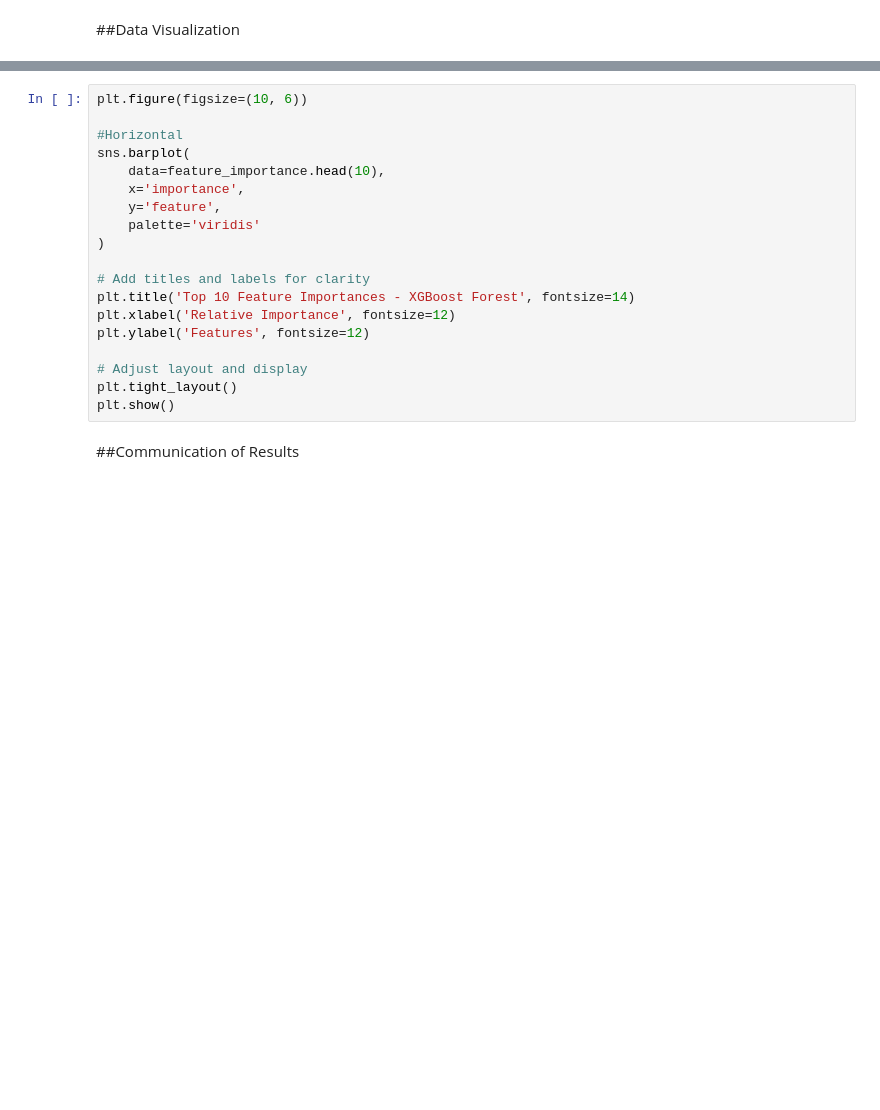
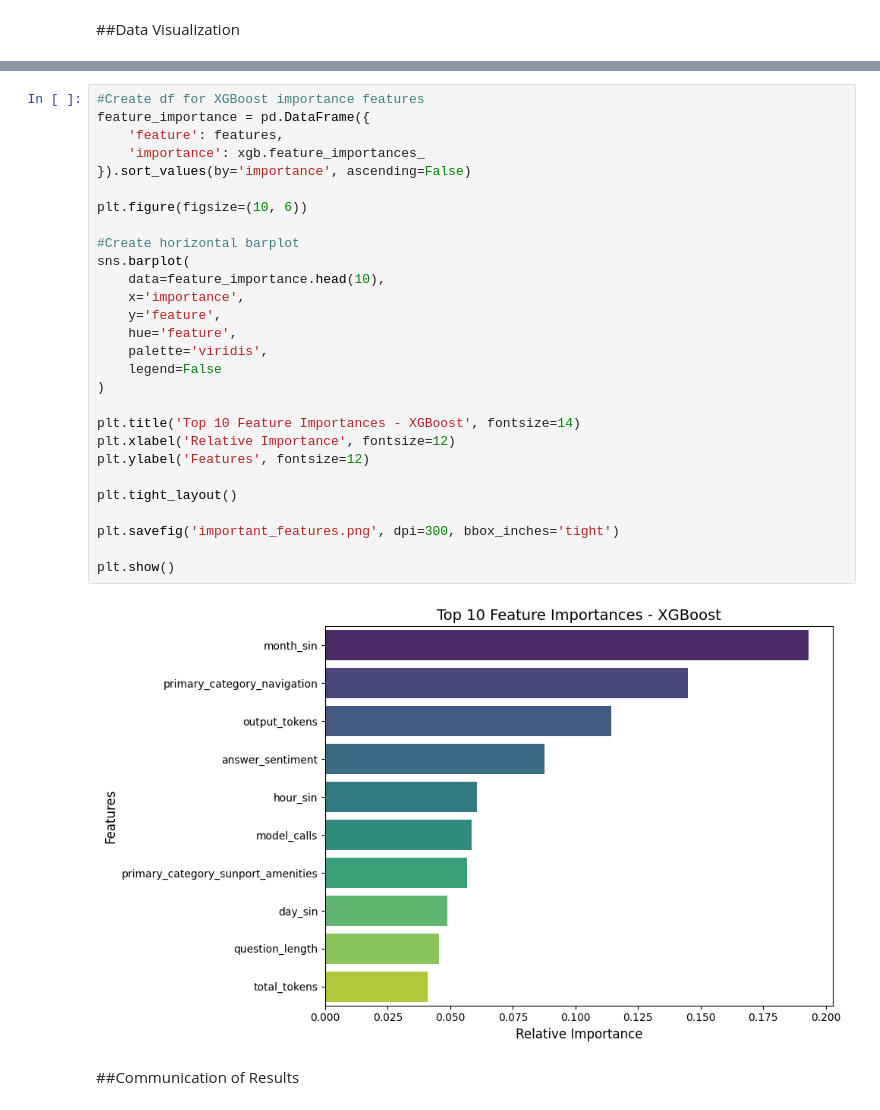
Before and after one commit to stephanie465337/Data-Science-Portfolio-C21, a Jupyter notebook: Projects/Capstone/Chat_Metrics_Pass_1.ipynb, the cells around one changed output, grey strips where cells are left out. Saved outputs shown, nothing was run; the diff lists cells and outputs as text; blank space fills up the shorter version.

Commit message:
Models/Important Features

```diff
--- a/Projects/Capstone/Chat_Metrics_Pass_1.ipynb
+++ b/Projects/Capstone/Chat_Metrics_Pass_1.ipynb
@@ -710,22 +821,33 @@ plt.show()
 # %%
+#Create df for XGBoost importance features
+feature_importance = pd.DataFrame({
+    'feature': features,
+    'importance': xgb.feature_importances_
+}).sort_values(by='importance', ascending=False)
+
 plt.figure(figsize=(10, 6))
 
-#Horizontal
+#Create horizontal barplot
 sns.barplot(
     data=feature_importance.head(10),
     x='importance',
     y='feature',
-    palette='viridis'
+    hue='feature',
+    palette='viridis',
+    legend=False
 )
 
-# Add titles and labels for clarity
-plt.title('Top 10 Feature Importances - XGBoost Forest', fontsize=14)
+plt.title('Top 10 Feature Importances - XGBoost', fontsize=14)
 plt.xlabel('Relative Importance', fontsize=12)
 plt.ylabel('Features', fontsize=12)
 
-# Adjust layout and display
 plt.tight_layout()
+
+plt.savefig('important_features.png', dpi=300, bbox_inches='tight')
+
 plt.show()
+# %% [output]
+[figure, added]
 # %% [markdown]
 ##Communication of Results
 # %%
```
Also changed, not shown: parts of 15 cells of this notebook.
